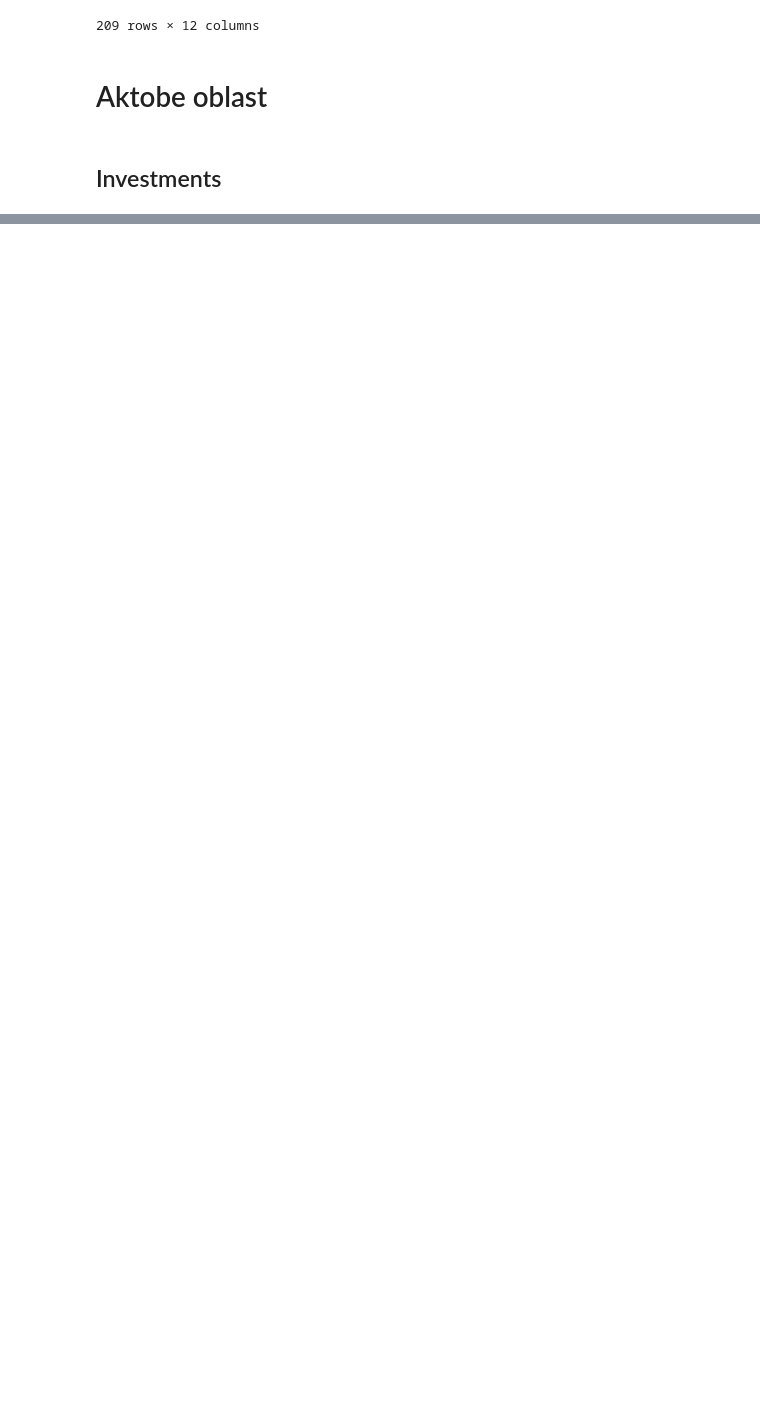
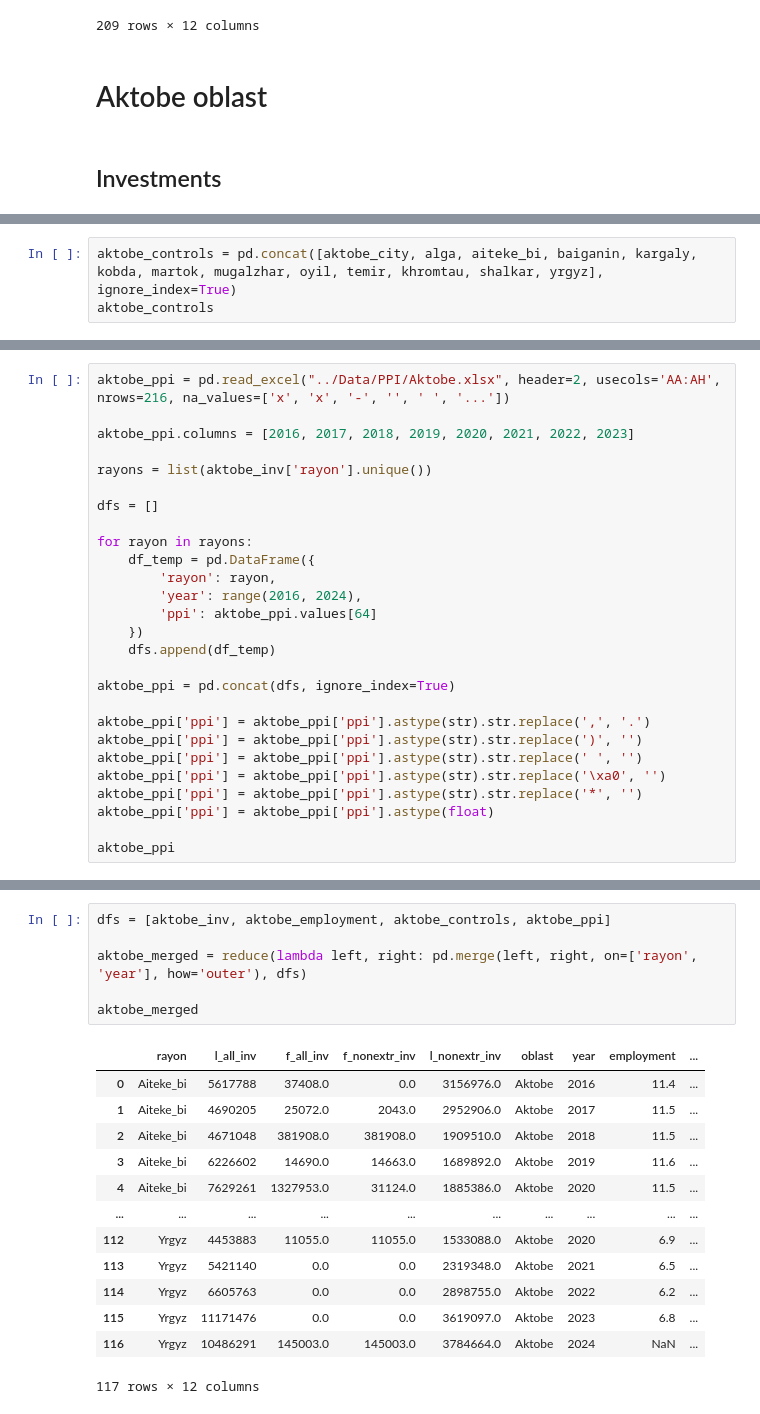
Before and after one commit to askhat-omar/FDI_crowding_effects, a Jupyter notebook: Code/data_cleaning.ipynb, the cells around one changed output, grey strips where cells are left out. Saved outputs shown, nothing was run; the diff lists cells and outputs as text; blank space fills up the shorter version.

```diff
--- a/Code/data_cleaning.ipynb
+++ b/Code/data_cleaning.ipynb
@@ -2429,0 +2787,3 @@ for i in range(3):
+# %%
+aktobe_controls = pd.concat([aktobe_city, alga, aiteke_bi, baiganin, kargaly, kobda, martok, mugalzhar, oyil, temir, khromtau, shalkar, yrgyz], ignore_index=True)
+aktobe_controls
@@ -2429,0 +2806,27 @@ for i in range(3):
+# %%
+aktobe_ppi = pd.read_excel("../Data/PPI/Aktobe.xlsx", header=2, usecols='AA:AH', nrows=216, na_values=['x', 'х', '-', '', ' ', '...'])
+
+aktobe_ppi.columns = [2016, 2017, 2018, 2019, 2020, 2021, 2022, 2023]
+
+rayons = list(aktobe_inv['rayon'].unique())
+
+dfs = []
+
+for rayon in rayons:
+    df_temp = pd.DataFrame({
+        'rayon': rayon,
+        'year': range(2016, 2024),
+        'ppi': aktobe_ppi.values[64]
+    })
+    dfs.append(df_temp)
+
+aktobe_ppi = pd.concat(dfs, ignore_index=True)
+
+aktobe_ppi['ppi'] = aktobe_ppi['ppi'].astype(str).str.replace(',', '.')
+aktobe_ppi['ppi'] = aktobe_ppi['ppi'].astype(str).str.replace(')', '')
+aktobe_ppi['ppi'] = aktobe_ppi['ppi'].astype(str).str.replace(' ', '')
+aktobe_ppi['ppi'] = aktobe_ppi['ppi'].astype(str).str.replace('\xa0', '')
+aktobe_ppi['ppi'] = aktobe_ppi['ppi'].astype(str).str.replace('*', '')
+aktobe_ppi['ppi'] = aktobe_ppi['ppi'].astype(float)
+
+aktobe_ppi
@@ -2429,0 +2865,20 @@ for i in range(3):
+# %%
+dfs = [aktobe_inv, aktobe_employment, aktobe_controls, aktobe_ppi]
+
+aktobe_merged = reduce(lambda left, right: pd.merge(left, right, on=['rayon', 'year'], how='outer'), dfs)
+
+aktobe_merged
+# %% [output]
+|  | rayon | l_all_inv | f_all_inv | f_nonextr_inv | l_nonextr_inv | oblast | year | employment | ... |
+| 0 | Aiteke_bi | 5617788 | 37408.0 | 0.0 | 3156976.0 | Aktobe | 2016 | 11.4 | ... |
+| 1 | Aiteke_bi | 4690205 | 25072.0 | 2043.0 | 2952906.0 | Aktobe | 2017 | 11.5 | ... |
+| 2 | Aiteke_bi | 4671048 | 381908.0 | 381908.0 | 1909510.0 | Aktobe | 2018 | 11.5 | ... |
+| 3 | Aiteke_bi | 6226602 | 14690.0 | 14663.0 | 1689892.0 | Aktobe | 2019 | 11.6 | ... |
+| 4 | Aiteke_bi | 7629261 | 1327953.0 | 31124.0 | 1885386.0 | Aktobe | 2020 | 11.5 | ... |
+| ... | ... | ... | ... | ... | ... | ... | ... | ... | ... |
+| 112 | Yrgyz | 4453883 | 11055.0 | 11055.0 | 1533088.0 | Aktobe | 2020 | 6.9 | ... |
+| 113 | Yrgyz | 5421140 | 0.0 | 0.0 | 2319348.0 | Aktobe | 2021 | 6.5 | ... |
+| 114 | Yrgyz | 6605763 | 0.0 | 0.0 | 2898755.0 | Aktobe | 2022 | 6.2 | ... |
+| 115 | Yrgyz | 11171476 | 0.0 | 0.0 | 3619097.0 | Aktobe | 2023 | 6.8 | ... |
+| 116 | Yrgyz | 10486291 | 145003.0 | 145003.0 | 3784664.0 | Aktobe | 2024 | NaN | ... |
+117 rows × 12 columns
```
Also changed, not shown: parts of 32 cells of this notebook, 1 other file.
